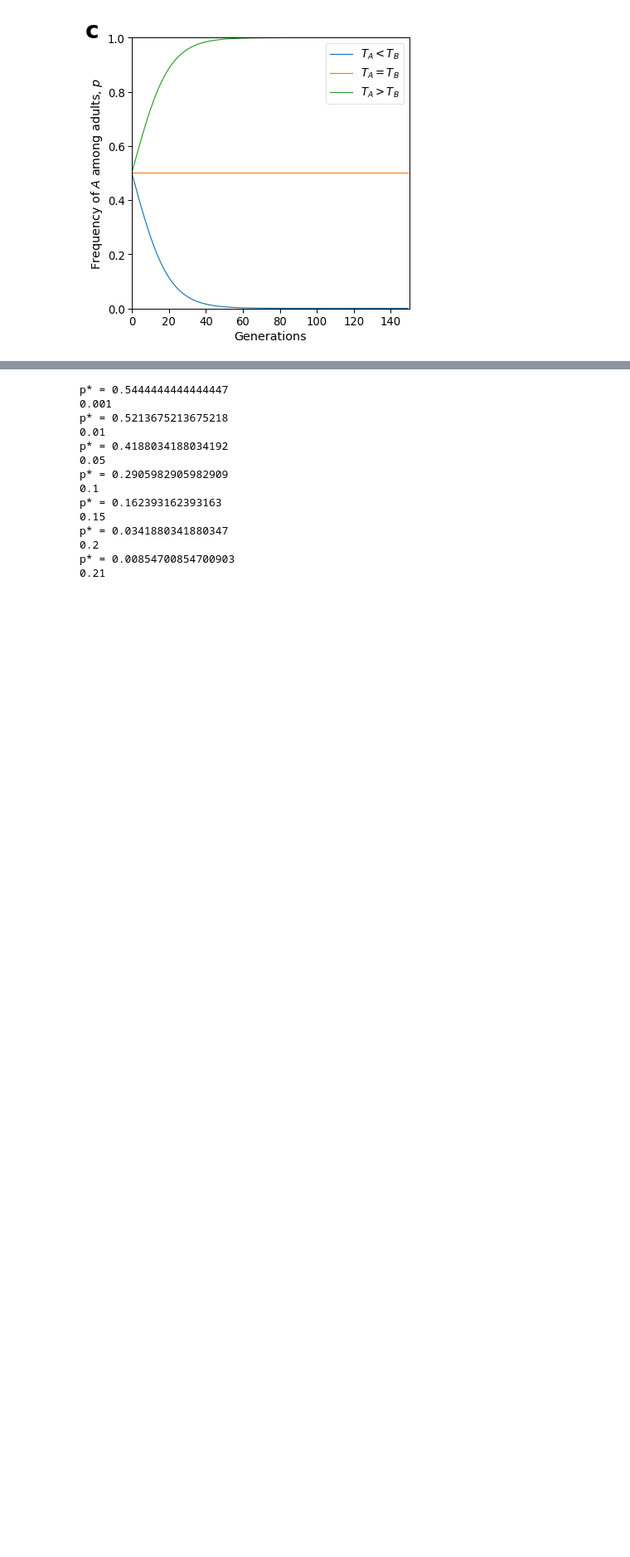
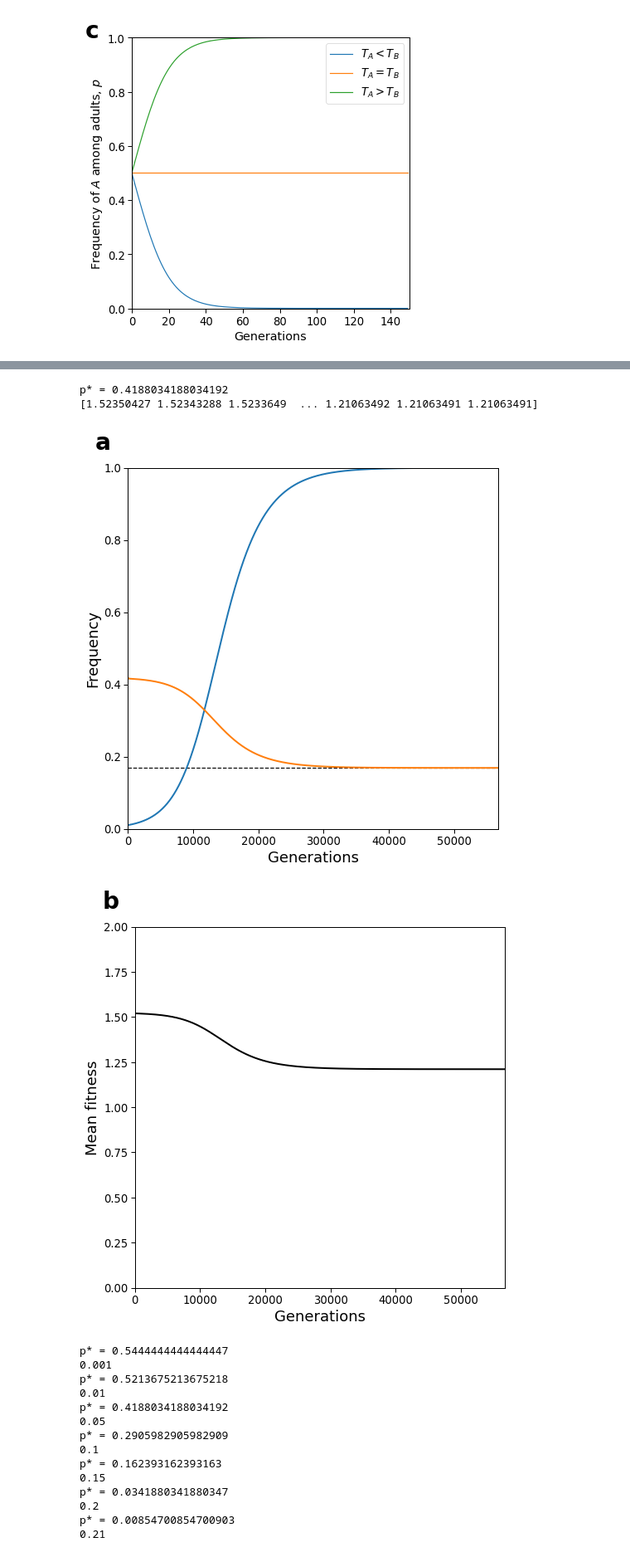
Before and after one commit to yoavram-lab/CulturalCooperation, a Jupyter notebook: ms/figures.ipynb, the cells around one changed output, grey strips where cells are left out. Shown at 83% size. Cells and saved outputs as stored; diff of their text form; code cells hidden in the pictures; blank space fills up the shorter version.

```diff
--- a/ms/figures.ipynb
+++ b/ms/figures.ipynb
@@ -753,9 +692,0 @@ p0 = 0.005
-# %%
-ps = []
-αs = np.linspace(α1, a2, 4)
-
-for α1, α2 in zip(αs[:-1], αs[1:]):
-    print('invading {:.2f} with {:.2f}...'.format(α1, α2))
-    p = simulate(p0, b=b, c=c, TA=TA, TB=TB, α1=α1, α2=α2)
-    ps.append(p)
-    print('invasion finished after {} generations with frequency {:.2f}'.format(p.shape[0], p[-1, 2:].sum()))
@@ -818,3 +768,45 @@ The PostScript backend does not support transparency; partially transparent arti
+# %%
+c = 0.05
+TA = 0.4
+TB = 0.7
+b = 1.3
+α1 = 0.7
+p_equilibrium = (c*(1-TB) - b*α1*TA-(TA-TB))/(b*(1-α1)*(TA-TB))
+print('p* = ' + str(p_equilibrium))
+
+p_0 = 0.005
+α2 = 0.65
+successful, cop, inv = simulate(p_0, p_equilibrium, ε = 0.00001, b = b, c = c, TA= TA, TB=TB, α1=α1, α2 = α2, number_of_iterations = 1000000)
+p_equilibrium2 = (c*(1-TB) - b*α2*TA-(TA-TB))/(b*(1-α2)*(TA-TB))
+fig, ax = plt.subplots(figsize=(8, 8))
+ax.plot(inv, linewidth=2)
+ax.plot(cop, linewidth=2)
+ax.hlines(p_equilibrium2, xmin = 0, xmax = len(cop), color='black', linestyle='dashed')
+ax.set_ylim(0, 1)
+ax.set_xlim(0, len(inv))
+ax.set_xlabel('Generations', fontsize = 18)
+ax.set_ylabel(r'Frequency', fontsize = 18)
+ax.text(-5000, 1.05, 'a', fontdict=dict(fontsize=28, weight='bold'))
+fig.savefig('Figures/Frequency_of_invadors.eps', bbox_inches='tight')
+
+
+#p_equilibrium2 = (c*(1-TB) - b*α2*TA-(TA-TB))/(b*(1-α2)*(TA-TB))
+fig2, ax2 = plt.subplots(figsize=(8, 8))
+mean_fitness = 1 + (b-c)*np.array(cop)
+print(mean_fitness)
+ax2.plot(mean_fitness, color='black', linewidth=2)
+ax2.set_ylim(0, 2)
+ax2.set_xlim(0, len(cop))
+ax2.set_xlabel('Generations', fontsize = 18)
+ax2.set_ylabel('Mean fitness', fontsize = 18)
+#ax2.hlines(p_equilibrium2, xmin = 0, xmax = len(cop), color='black', linestyle='dashed')
+ax2.text(-5000, 2.1, 'b', fontdict=dict(fontsize=28, weight='bold'))
+fig2.savefig('Figures/mean_fitness_of_invadors.eps', bbox_inches='tight')
+# %% [output]
+p* = 0.4188034188034192
+[1.52350427 1.52343288 1.5233649  ... 1.21063492 1.21063491 1.21063491]
+[figure, added]
+[figure, added]
 # %%
 # Validate for different value of c
 for c in [0.001, 0.01, 0.05, 0.1, 0.15, 0.2, 0.21]:
```
Also changed, not shown: parts of 11 cells of this notebook.
